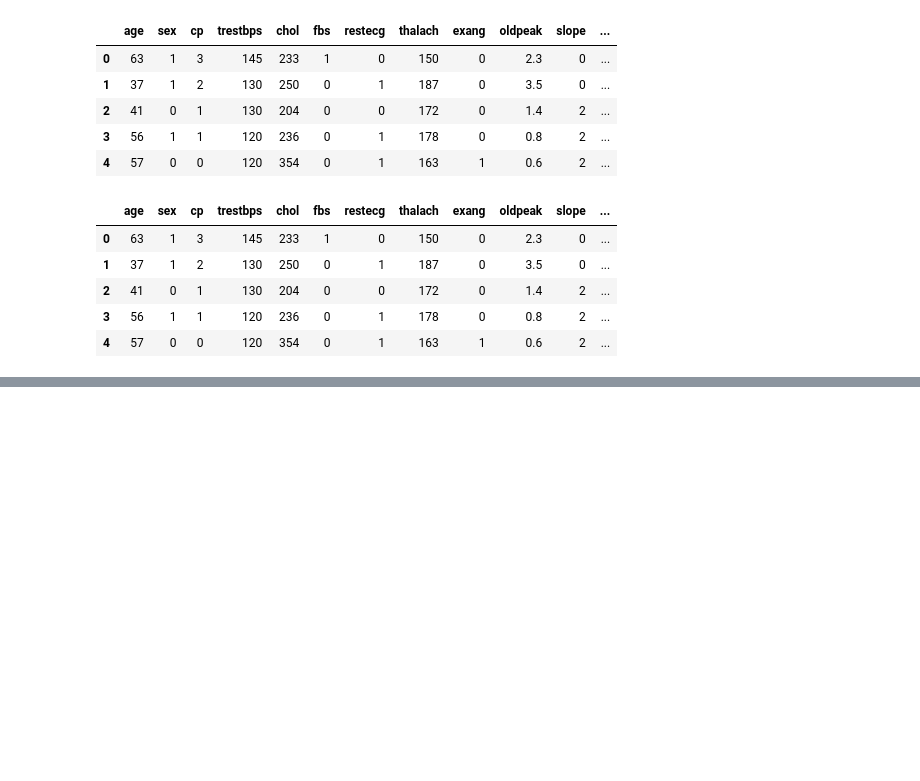
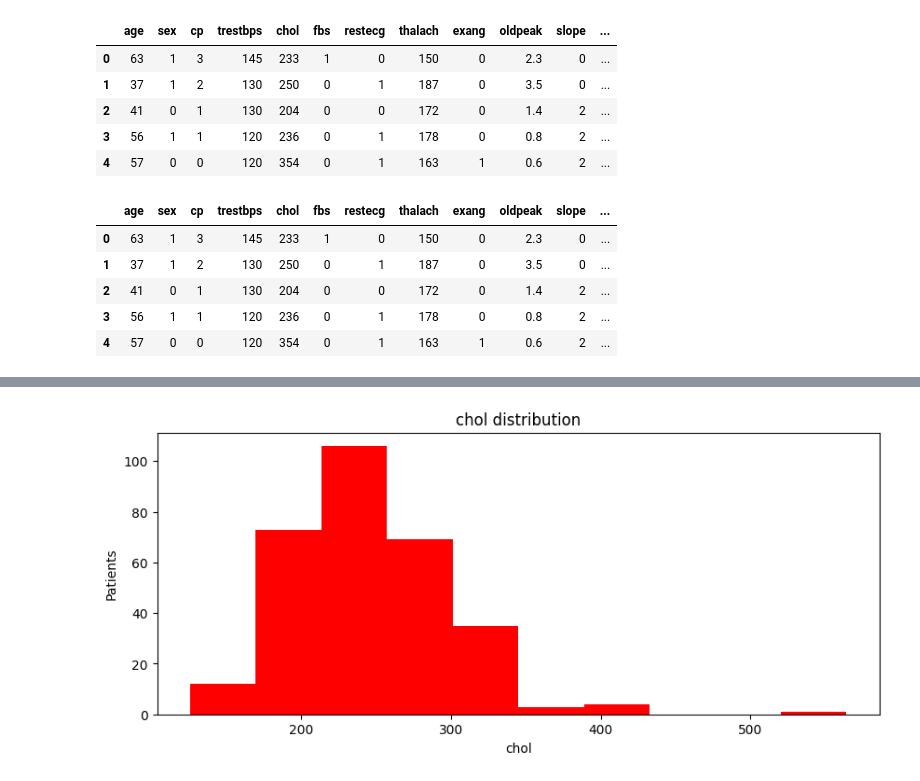
Before and after one commit to hackergod00001/various-data-exploration-operations-and-data-cleaning-using-python, a Jupyter notebook: DWM_exp_3.ipynb, the cells around one changed output, grey strips where cells are left out. Saved outputs shown, nothing was run; the diff lists cells and outputs as text; code cells hidden in the pictures; blank space fills up the shorter version.

```diff
--- a/DWM_exp_3.ipynb
+++ b/DWM_exp_3.ipynb
@@ -49,0 +260,3 @@ df2.head()
+# %%
+df=pd.read_csv("/content/EXPT3-heart.csv")
+df.head()
@@ -49,0 +270,10 @@ df2.head()
+# %%
+#Histogram
+fig=plt.figure(figsize=(10,4), dpi= 100, facecolor='w', edgecolor='k')
+plt.hist(df['chol'],color='r')
+plt.title('chol distribution')
+plt.xlabel('chol')
+plt.ylabel('Patients')
+plt.show()
+# %% [output]
+[figure, added]
```
Also changed, not shown: parts of 30 cells of this notebook.
